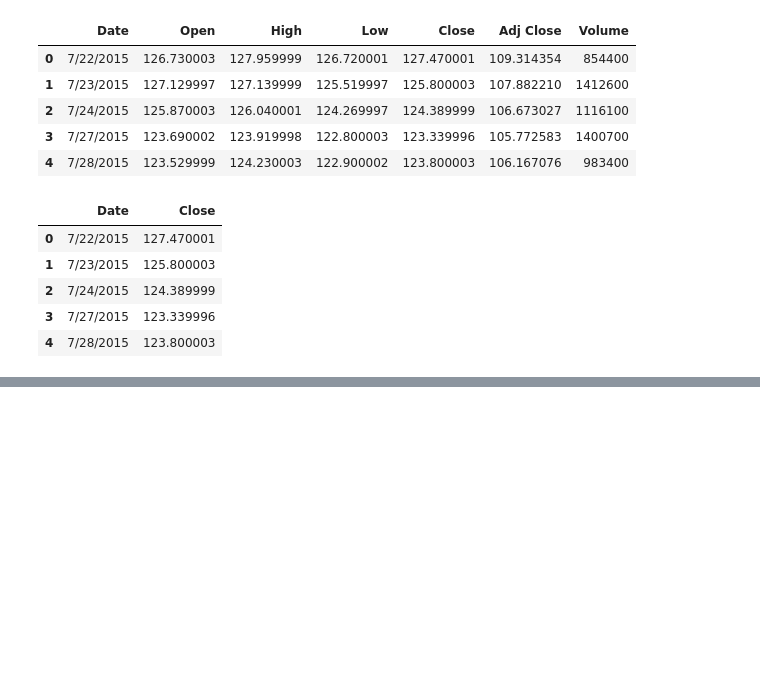
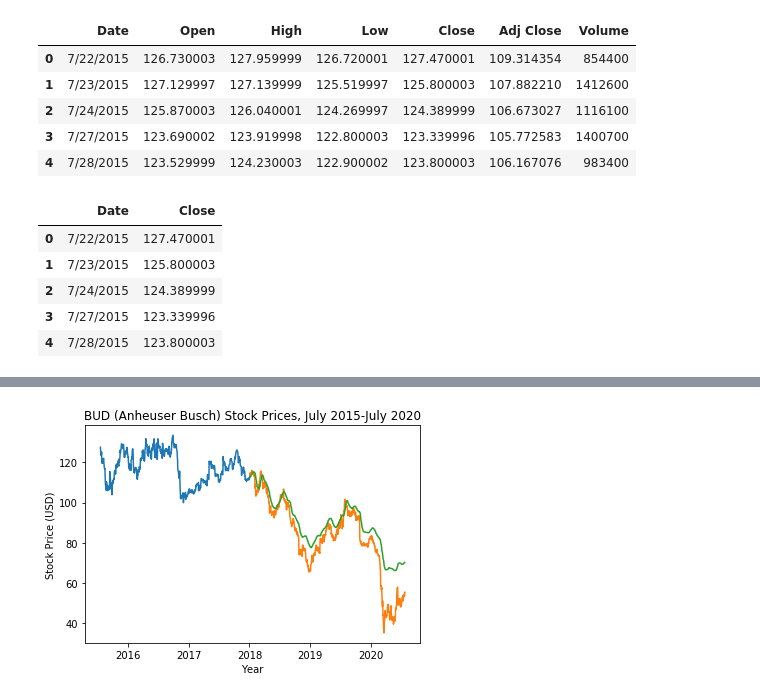
Before and after one commit to edwinmccracken/final_project, a Jupyter notebook: BUD_Analysis.ipynb, the cells around one changed output, grey strips where cells are left out. Drawn from its saved outputs; the diff is of its cells as text; code cells hidden in the pictures; blank space fills up the shorter version.

Commit message:
updated python files with predictive analysis on stock prices due to seltzer

```diff
--- a/BUD_Analysis.ipynb
+++ b/BUD_Analysis.ipynb
@@ -63,0 +229,4 @@ Text(0.5, 1.0, 'BUD (Anheuser-Busch) Stock History')
+# %%
+forecasted_closing_price = model.predict(X_forecast_scaled)
+forecasted_closing_price=y_scaler.inverse_transform(forecasted_closing_price)
+forecasted_closing_price
@@ -63,0 +251,5 @@ Text(0.5, 1.0, 'BUD (Anheuser-Busch) Stock History')
+# %%
+forecast = [forecasted_closing_price[i][0] for i in range(len(forecasted_closing_price))]
+# %%
+forecasted_stock = data1.iloc[619:,:]
+forecasted_stock
@@ -63,0 +270,3 @@ Text(0.5, 1.0, 'BUD (Anheuser-Busch) Stock History')
+# %%
+forecasted_stock["Prediction"] = forecast
+forecasted_stock
@@ -63,0 +292,11 @@ Text(0.5, 1.0, 'BUD (Anheuser-Busch) Stock History')
+# %%
+model_df = model_df.set_index("Date")
+forecasted_stock = forecasted_stock.set_index("Date")
+plt.plot(model_df["Close"])
+plt.plot(forecasted_stock[['Close',"Prediction"]])
+plt.title("BUD (Anheuser Busch) Stock Prices, July 2015-July 2020")
+plt.xlabel('Year')
+plt.ylabel('Stock Price (USD)')
+plt.savefig('BUD_Prediction.png')
+# %% [output]
+[figure, added]
```
Also changed, not shown: parts of 20 cells of this notebook, 7 other files.
